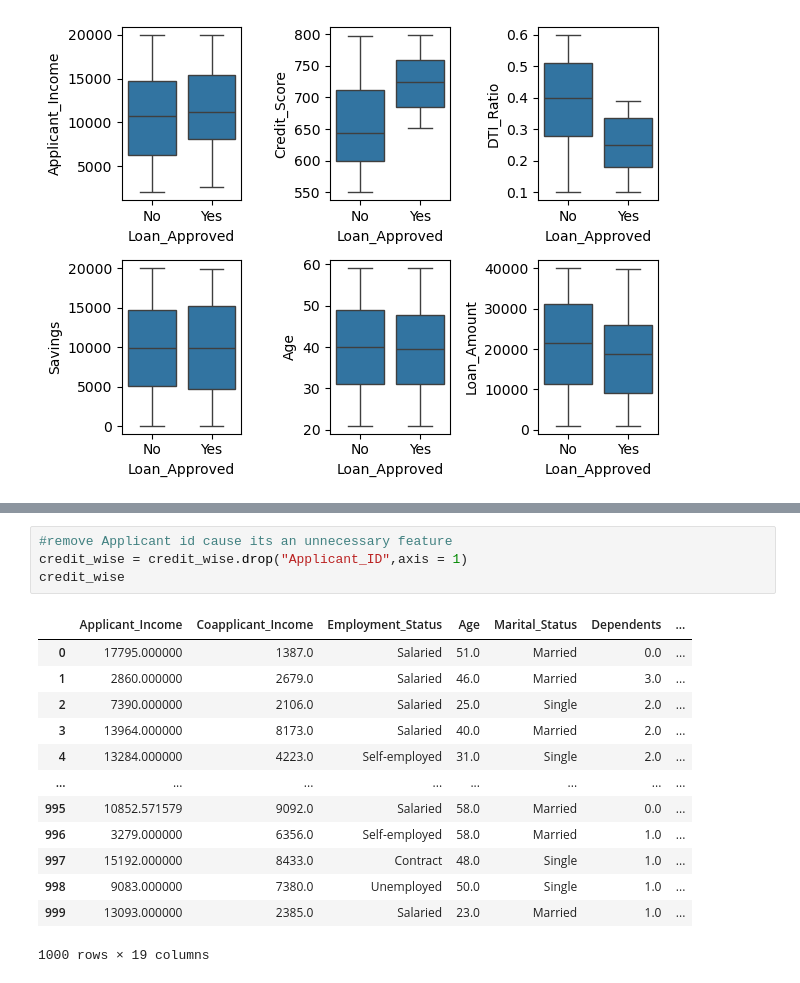
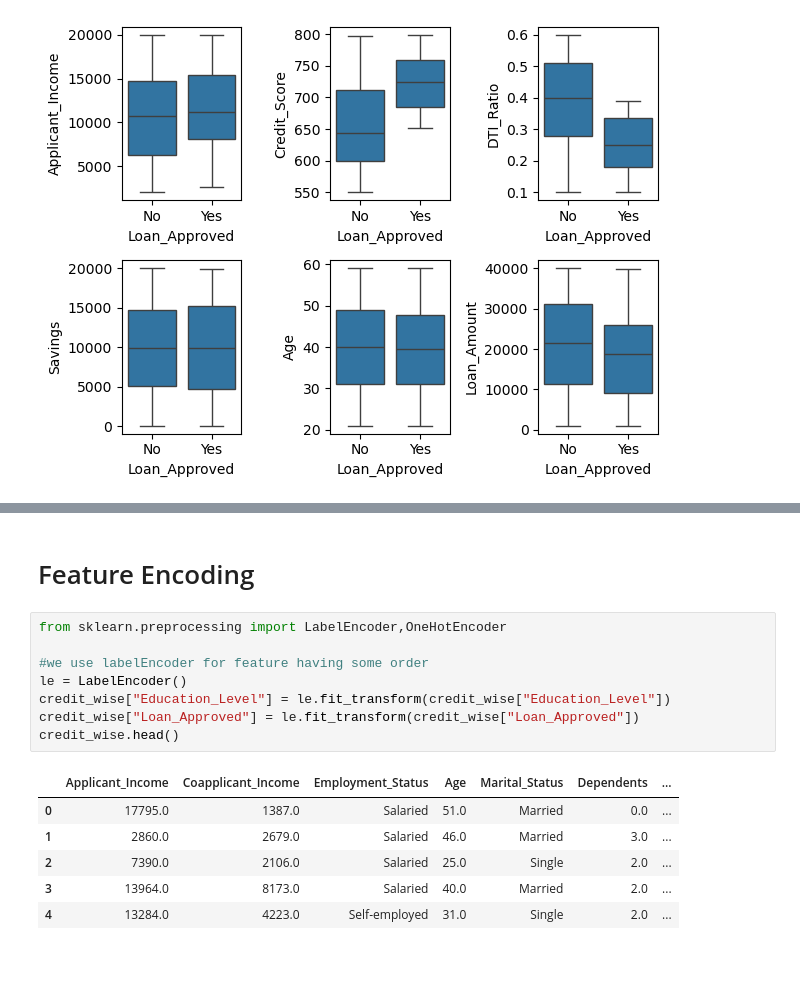
Before and after one commit to saphalkafle77-ai/credit_wise-loan-system, a Jupyter notebook: credit_wise_loan_approval_system.ipynb, the cells around one changed output, grey strips where cells are left out. Saved outputs shown, nothing was run; the diff lists cells and outputs as text.

```diff
--- a/credit_wise_loan_approval_system.ipynb
+++ b/credit_wise_loan_approval_system.ipynb
@@ -144,19 +159,18 @@ sns.histplot(
 [figure]
-# %%
-#remove Applicant id cause its an unnecessary feature
-credit_wise = credit_wise.drop("Applicant_ID",axis = 1)
-credit_wise
-# %% [output]
-|  | Applicant_Income | Coapplicant_Income | Employment_Status | Age | Marital_Status | Dependents | ... |
-| 0 | 17795.000000 | 1387.0 | Salaried | 51.0 | Married | 0.0 | ... |
-| 1 | 2860.000000 | 2679.0 | Salaried | 46.0 | Married | 3.0 | ... |
-| 2 | 7390.000000 | 2106.0 | Salaried | 25.0 | Single | 2.0 | ... |
-| 3 | 13964.000000 | 8173.0 | Salaried | 40.0 | Married | 2.0 | ... |
-| 4 | 13284.000000 | 4223.0 | Self-employed | 31.0 | Single | 2.0 | ... |
-| ... | ... | ... | ... | ... | ... | ... | ... |
-| 995 | 10852.571579 | 9092.0 | Salaried | 58.0 | Married | 0.0 | ... |
-| 996 | 3279.000000 | 6356.0 | Self-employed | 58.0 | Married | 1.0 | ... |
-| 997 | 15192.000000 | 8433.0 | Contract | 48.0 | Single | 1.0 | ... |
-| 998 | 9083.000000 | 7380.0 | Unemployed | 50.0 | Single | 1.0 | ... |
-| 999 | 13093.000000 | 2385.0 | Salaried | 23.0 | Married | 1.0 | ... |
-1000 rows × 19 columns
+# %% [markdown]
+# Feature Encoding
+# %%
+from sklearn.preprocessing import LabelEncoder,OneHotEncoder
+
+#we use labelEncoder for feature having some order
+le = LabelEncoder()
+credit_wise["Education_Level"] = le.fit_transform(credit_wise["Education_Level"])
+credit_wise["Loan_Approved"] = le.fit_transform(credit_wise["Loan_Approved"])
+credit_wise.head()
+# %% [output]
+|  | Applicant_Income | Coapplicant_Income | Employment_Status | Age | Marital_Status | Dependents | ... |
+| 0 | 17795.0 | 1387.0 | Salaried | 51.0 | Married | 0.0 | ... |
+| 1 | 2860.0 | 2679.0 | Salaried | 46.0 | Married | 3.0 | ... |
+| 2 | 7390.0 | 2106.0 | Salaried | 25.0 | Single | 2.0 | ... |
+| 3 | 13964.0 | 8173.0 | Salaried | 40.0 | Married | 2.0 | ... |
+| 4 | 13284.0 | 4223.0 | Self-employed | 31.0 | Single | 2.0 | ... |
```
Also changed, not shown: parts of 6 cells of this notebook.
